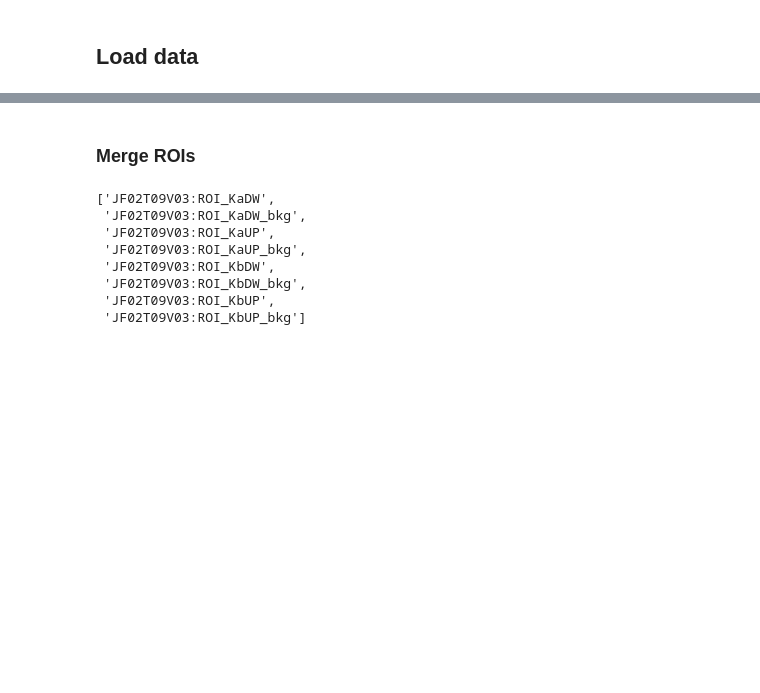
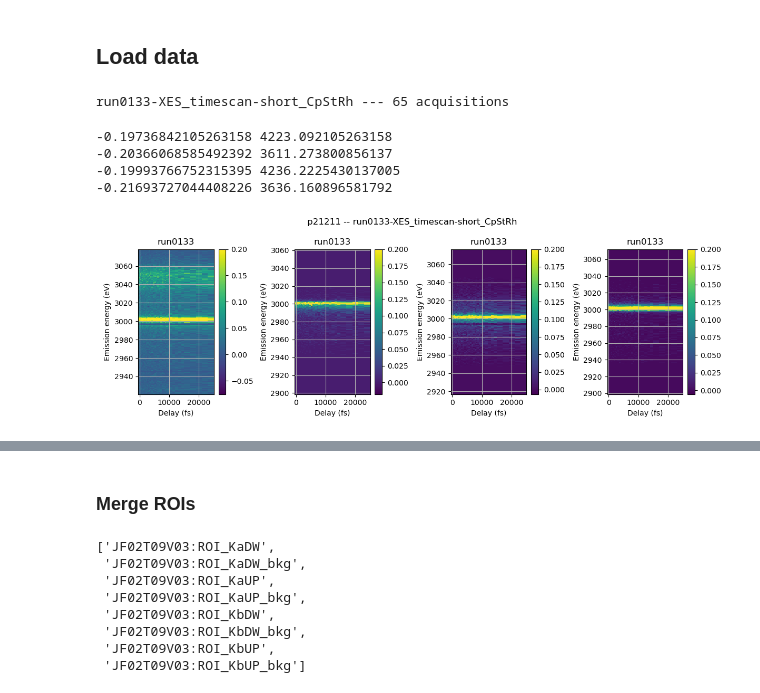
Before and after one commit to paulscherrerinstitute/alvra_beamline_scripts, a Jupyter notebook: Plotting_XES_timescans.ipynb, the cells around one changed output, grey strips where cells are left out. Cells and saved outputs as stored; diff of their text form; code cells hidden in the pictures; blank space fills up the shorter version.

```diff
--- a/Plotting_XES_timescans.ipynb
+++ b/Plotting_XES_timescans.ipynb
@@ -33,3 +28,82 @@ warnings.filterwarnings('ignore')
 # %% [markdown]
 <a id='Load_data'></a>
 ## Load data
+# %%
+pgroup = 'p21211'
+firstrun = 133
+Loaddir = '../Claudio/Reduced_XES_timescans/'
+
+########################################################################
+
+datafile = glob.glob('/sf/alvra/data/{}/raw/*{:04d}*/meta/scan.json'.format(pgroup, firstrun))[0]
+run2load = datafile.split('/')[-3]
+scan = SFScanInfo(datafile)
+titlestring_stack = pgroup + ' -- ' +run2load
+savedir = '../Claudio/PNG/'+run2load #+'_rot'
+filename = glob.glob(Loaddir+'*{:04d}*/run_array.npy'.format(firstrun))[0]
+run_array = np.load(filename, allow_pickle=True).item()
+#run_array = np.load(Loaddir + 'run_array.npy', allow_pickle=True).item()
+for key in run_array.keys():
+    spectra_on = run_array[key]["spectra_on"]
+    spectra_off  = run_array[key]["spectra_off"]
+    Delay_mm = run_array[key]["Delay_mm"]
+    Delay_fs = run_array[key]["Delay_fs"]
+    ROIs  = run_array[key]["ROIs"]
+    meta = run_array[key]["meta"]
+print (run2load + ' --- {} acquisitions'.format(len(spectra_on)))
+try:
+    with open('../Claudio/Reduced_RIXS/Energy_calib/calibration.pkl', 'rb') as f:
+        calibration = pickle.load(f)
+except:
+    print ('No energy calibration file found!')
+# %% [output]
+run0133-XES_timescan-short_CpStRh --- 65 acquisitions
+# %%
+energy_calib = True
+Loaddir = '../Claudio/Reduced_RIXS/'
+
+bin_ = 1
+
+vmin = None
+vmax = 0.2
+
+################################################
+try:
+    with open(Loaddir+'Energy_calib/calibration.pkl', 'rb') as f:
+        calibration = pickle.load(f)
+except:
+    print ('No energy calibration file found!')
+
+fig, axs = plt.subplots(nrows=1, ncols=len(ROIs[0::1]), figsize=(12,4))
+plt.suptitle(titlestring_stack)
+for i, (ROI, ax) in enumerate(zip(ROIs[0::1], axs.flatten())):
+    matrix_off = []
+    for index_step in range(len(spectra_on)):
+        matrix_off.append(spectra_on[index_step][ROI])#.split(':')[-1]])
+
+    yaxis = np.arange(np.array(meta[ROI+'-roi']).flatten()[-2], np.array(meta[ROI+'-roi']).flatten()[-1], 1)
+    y_axis_rebin, matrix_off_rebin = plot_tool_static_2D(matrix_off, 0, yaxis, bin_)
+
+    ylabel = 'JF pixel'
+    if energy_calib:
+        m,b = calibration[ROI]
+        y_axis_rebin = m*y_axis_rebin + b
+        ylabel = 'Emission energy (eV)'
+        print (m,b)
+
+    plt.sca(ax)
+    plt.title(key.split(':')[-1])
+    plt.pcolormesh(Delay_fs, y_axis_rebin, np.transpose(np.asarray(matrix_off_rebin)), vmin = vmin, vmax = vmax)
+    #plt.plot(Delay_fs, np.transpose(np.asarray(matrix_off_rebin)).sum(axis=0))
+    plt.colorbar()
+    plt.ylabel(ylabel)
+    #plt.ylim(3120, 3180)
+    plt.grid()
+    plt.xlabel('Delay ({})'.format(scan.parameters['units'][0]))
+plt.tight_layout()
+# %% [output]
+-0.19736842105263158 4223.092105263158
+-0.20366068585492392 3611.273800856137
+-0.19993766752315395 4236.2225430137005
+-0.21693727044408226 3636.160896581792
+[figure, added]
```
Also changed, not shown: parts of 6 cells of this notebook, 6 other files.
